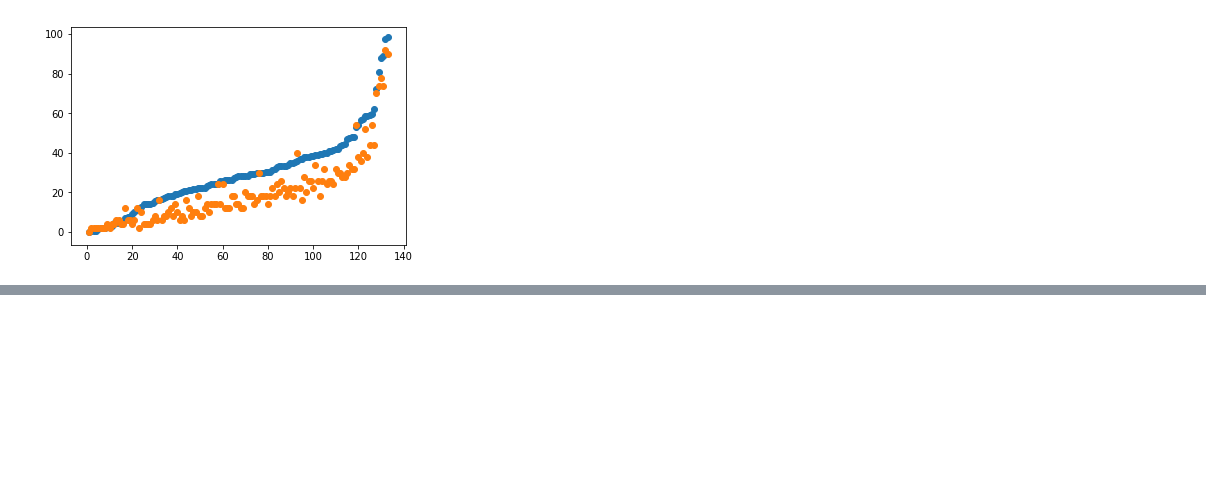
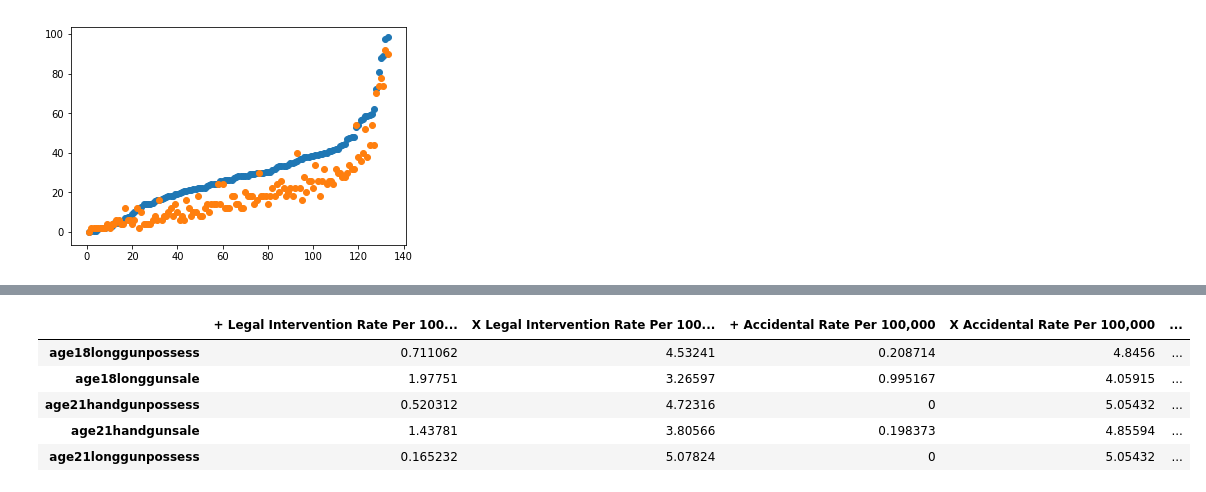
Before and after one commit to jjahn0/team2_repos, a Jupyter notebook: ED Data Manip.ipynb, the cells around one changed output, grey strips where cells are left out. Drawn from its saved outputs; the diff is of its cells as text; code cells hidden in the pictures; blank space fills up the shorter version.

```diff
--- a/ED Data Manip.ipynb
+++ b/ED Data Manip.ipynb
@@ -200,0 +254,33 @@ plt.scatter(x_axis,provisions_load_df['% of States'])
+# %%
+regression_tables = dict()
+
+for year in years_list:
+    regression_tables[year] = pd.DataFrame(
+    index = heat_map_df.columns,
+    columns= ['+ Legal Intervention Rate Per 100,000',
+              'X Legal Intervention Rate Per 100,000',
+              '+ Accidental Rate Per 100,000',
+              'X Accidental Rate Per 100,000',
+              '+ Homocide Rate Per 100,000',
+              'X Homocide Rate Per 100,000',
+              '+ Suicide Rate Per 100,000',
+              'X Suicide Rate Per 100,000',
+              '+ Total Rate Per 100,000',
+              'X Total Rate Per 100,000'])
+# %%
+for key in regression_tables.keys():
+    for column in regression_tables[key]:
+        for law, row in regression_tables[key].iterrows():
+            if '+' in column:
+                regression_tables[key].loc[law,column] = state_rate_tables[key][column.replace('+ ','')][state_rate_tables[key].index.isin(law_state_lookup[law])].sum()
+            elif 'X' in column:
+                regression_tables[key].loc[law,column] = state_rate_tables[key][column.replace('X ','')][~state_rate_tables[key].index.isin(law_state_lookup[law])].sum()
+# %%
+regression_tables[2016].head()
+# %% [output]
+|  | + Legal Intervention Rate Per 100... | X Legal Intervention Rate Per 100... | + Accidental Rate Per 100,000 | X Accidental Rate Per 100,000 | ... |
+| age18longgunpossess | 0.711062 | 4.53241 | 0.208714 | 4.8456 | ... |
+| age18longgunsale | 1.97751 | 3.26597 | 0.995167 | 4.05915 | ... |
+| age21handgunpossess | 0.520312 | 4.72316 | 0 | 5.05432 | ... |
+| age21handgunsale | 1.43781 | 3.80566 | 0.198373 | 4.85594 | ... |
+| age21longgunpossess | 0.165232 | 5.07824 | 0 | 5.05432 | ... |
```
Also changed, not shown: parts of 10 cells of this notebook.
